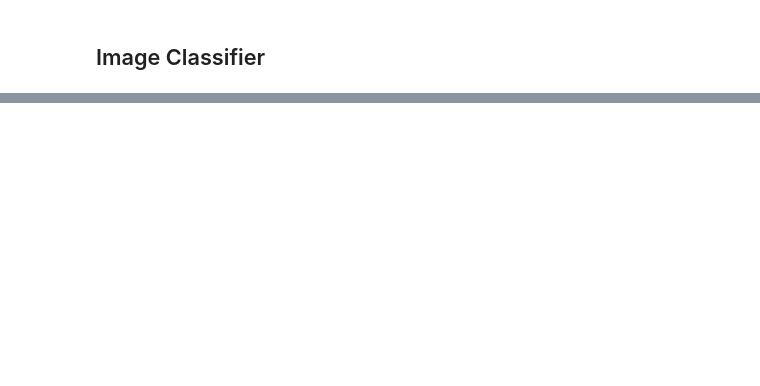
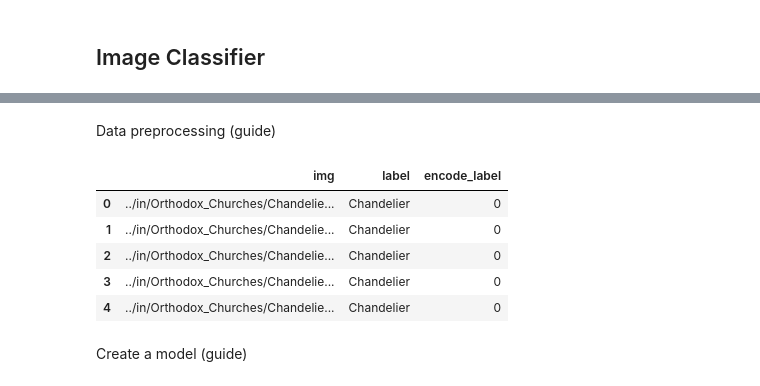
Before and after one commit to Emma-Marie/assignment4_Emma-Marie, a Jupyter notebook: src/image_seach.ipynb, the cells around one changed output, grey strips where cells are left out. Saved outputs shown, nothing was run; the diff lists cells and outputs as text; code cells hidden in the pictures; blank space fills up the shorter version.

```diff
--- a/src/image_seach.ipynb
+++ b/src/image_seach.ipynb
@@ -286,0 +286,20 @@ img
+# %% [markdown]
+Data preprocessing (guide)
+# %%
+# Create a dataframe for mapping label
+df_labels = { # create dictionary with labels as numbers
+    "Chandelier" : 0,
+    "Dome" : 1,
+    "Frescoes" : 2,
+    "Lunette" : 3
+}
+# Encode
+df['encode_label'] = df['label'].map(df_labels)
+df.head()
+# %% [output]
+|  | img | label | encode_label |
+| 0 | ../in/Orthodox_Churches/Chandelie... | Chandelier | 0 |
+| 1 | ../in/Orthodox_Churches/Chandelie... | Chandelier | 0 |
+| 2 | ../in/Orthodox_Churches/Chandelie... | Chandelier | 0 |
+| 3 | ../in/Orthodox_Churches/Chandelie... | Chandelier | 0 |
+| 4 | ../in/Orthodox_Churches/Chandelie... | Chandelier | 0 |
@@ -286,0 +324,2 @@ img
+# %% [markdown]
+Create a model (guide)
```
Also changed, not shown: parts of 49 cells of this notebook, 5 other files.
